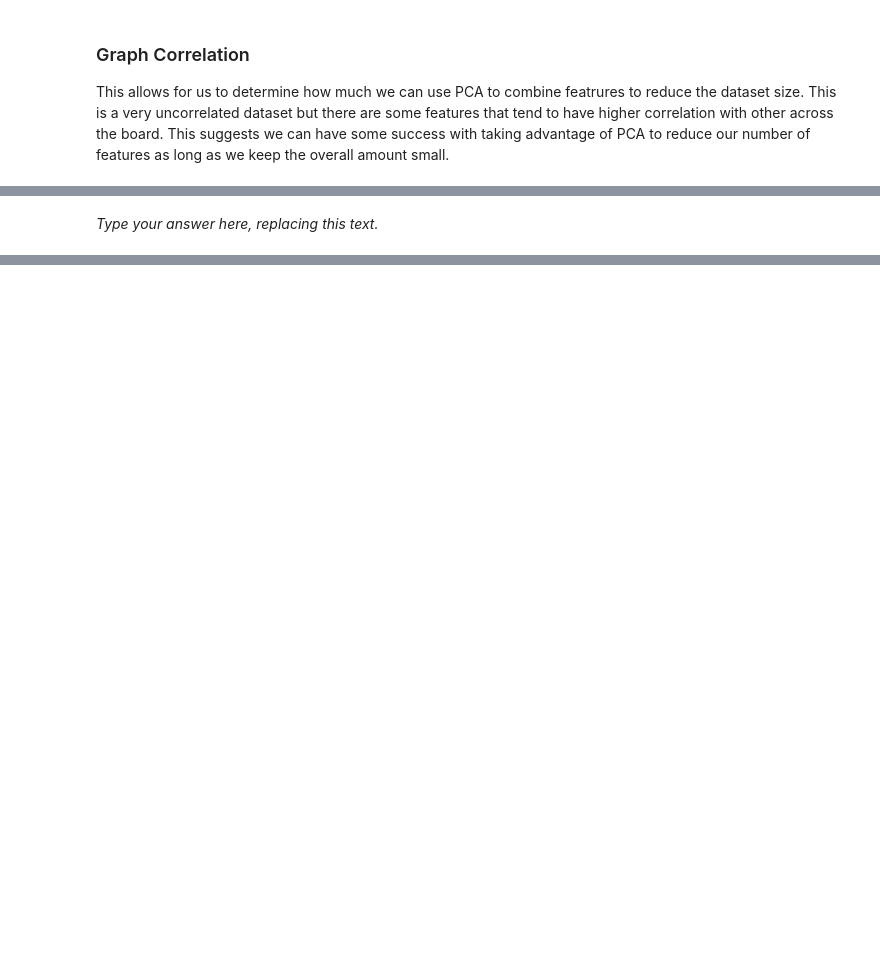
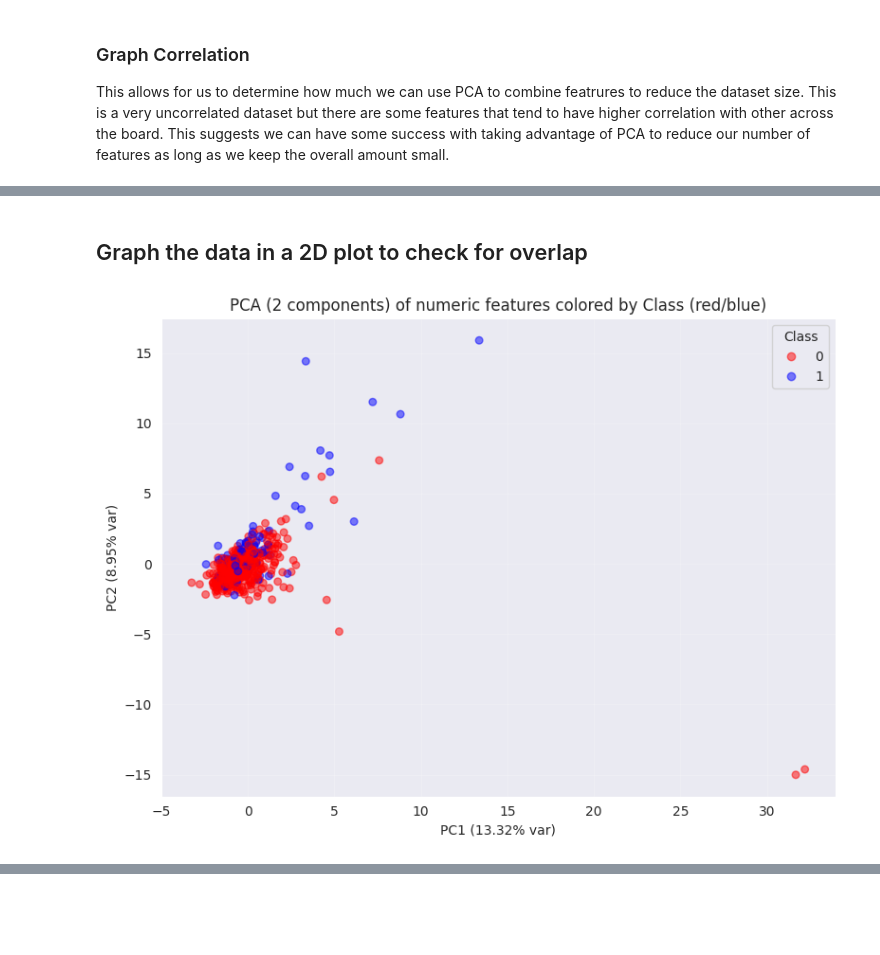
Before and after one commit to greatbabyred/CS4320-Project, a Jupyter notebook: template.ipynb, the cells around one changed output, grey strips where cells are left out. Drawn from its saved outputs; the diff is of its cells as text; code cells hidden in the pictures; blank space fills up the shorter version.

```diff
--- a/template.ipynb
+++ b/template.ipynb
@@ -165,2 +165,33 @@ plt.show
-# %% [markdown]
-_Type your answer here, replacing this text._
+# %% [markdown]
+## Graph the data in a 2D plot to check for overlap
+# %%
+from matplotlib.colors import ListedColormap
+from sklearn.decomposition import PCA
+from sklearn.preprocessing import StandardScaler
+from sklearn.pipeline import Pipeline
+from sklearn.impute import SimpleImputer
+
+
+# this is a much briefer version that isn't as in depth as the complete pipeline
+numeric_pipe = Pipeline(steps=[
+    ('imputer', SimpleImputer(strategy='mean')),
+    ('scaler', StandardScaler())
+])
+
+numerical_x_train = numeric_pipe.fit_transform(X_train[numerical_features])
+pca = PCA(n_components=2)
+X_pca = pca.fit_transform(numerical_x_train)  # shape: (n_samples, 2)
+
+
+cmap = ListedColormap(['red', 'blue'])
+plt.figure(figsize=(8, 6))
+scatter = plt.scatter(X_pca[:, 0], X_pca[:, 1], c=y_train.values, cmap=cmap, alpha=0.5, s=30)
+plt.xlabel(f'PC1 ({pca.explained_variance_ratio_[0]:.2%} var)')
+plt.ylabel(f'PC2 ({pca.explained_variance_ratio_[1]:.2%} var)')
+plt.title('PCA (2 components) of numeric features colored by Class (red/blue)')
+plt.legend(*scatter.legend_elements(), title="Class")
+plt.grid(alpha=0.2)
+plt.tight_layout()
+plt.show()
+# %% [output]
+[figure, added]
```
Also changed, not shown: parts of 19 cells of this notebook.
